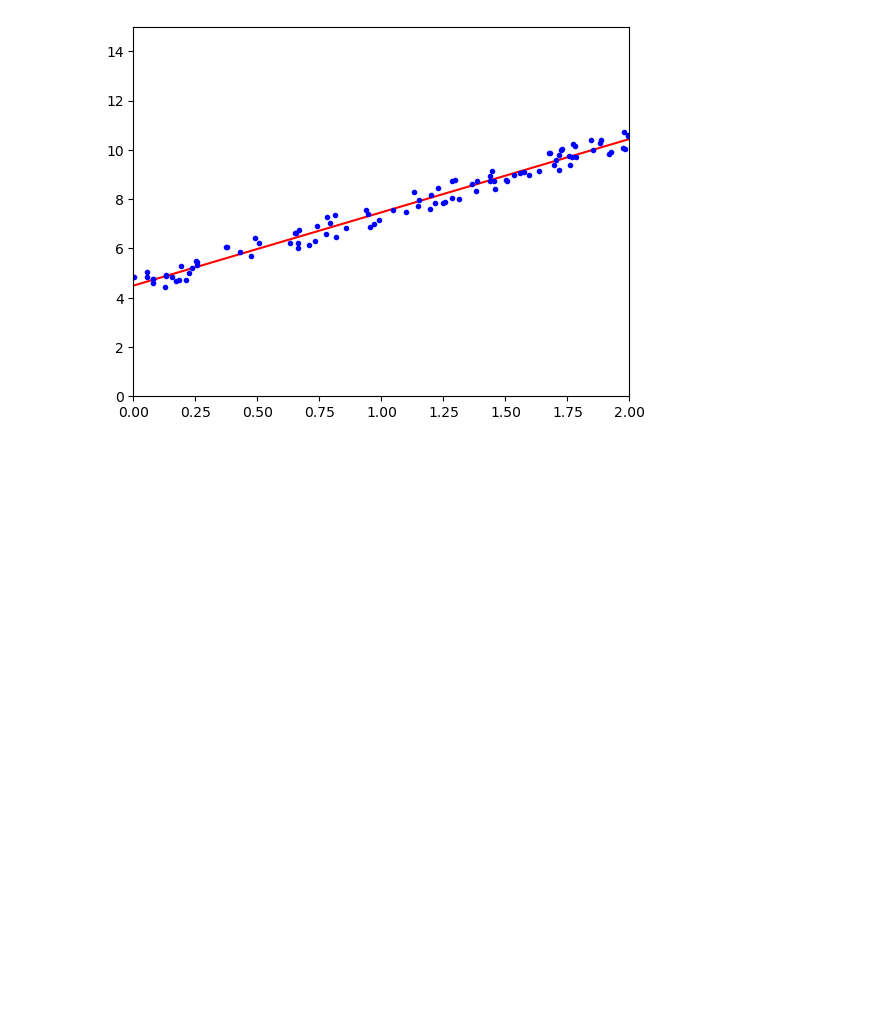
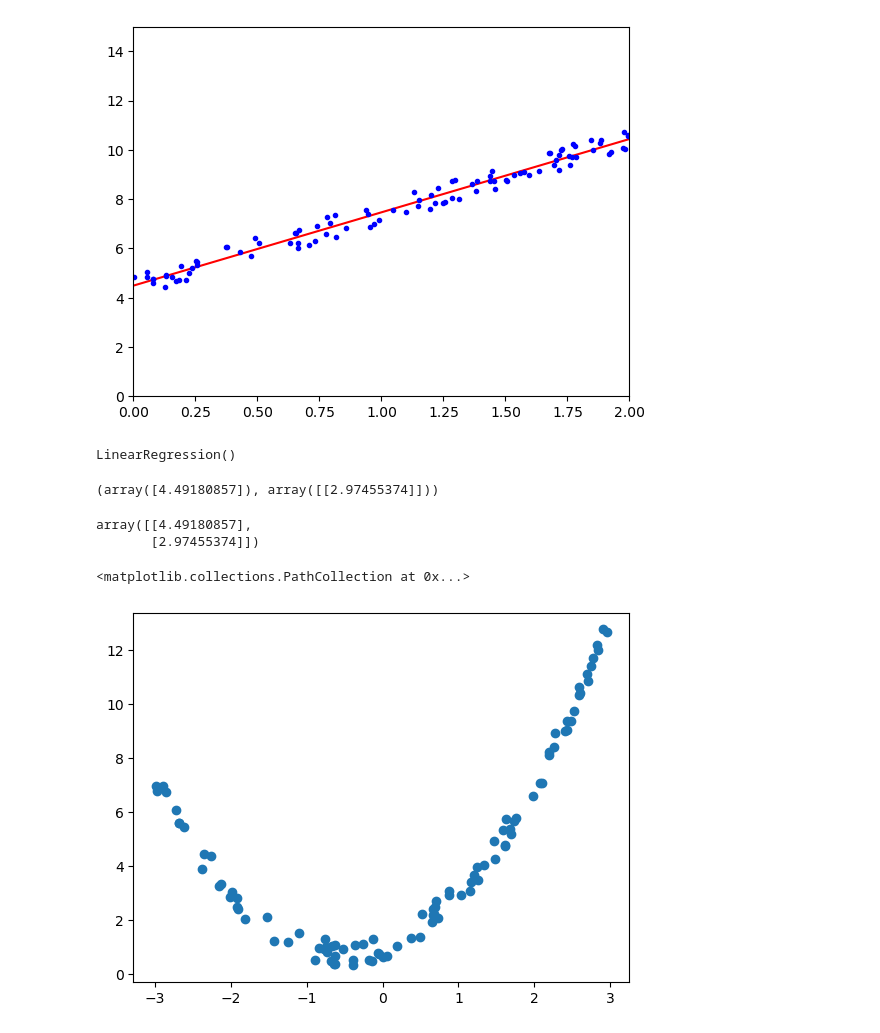
Before and after one commit to Haji-Suleman/Model_Training_With_Scikit_learn, a Jupyter notebook: model.ipynb, the cells around one changed output. Drawn from its saved outputs; the diff is of its cells as text; code cells hidden in the pictures; blank space fills up the shorter version.

```diff
--- a/model.ipynb
+++ b/model.ipynb
@@ -23,3 +23,27 @@ plt.axis([0, 2, 0, 15])
 plt.show()
 # %% [output]
 [figure]
+# %%
+from sklearn.linear_model import LinearRegression
+lin_reg = LinearRegression()
+lin_reg.fit(X,y)
+# %% [output]
+LinearRegression()
+# %%
+lin_reg.intercept_,lin_reg.coef_
+# %% [output]
+(array([4.49180857]), array([[2.97455374]]))
+# %%
+np.linalg.pinv(X_b).dot(y)
+# %% [output]
+array([[4.49180857],
+       [2.97455374]])
+# %%
+m = 100
+X = 6 * np.random.rand(m, 1) - 3
+y = 0.5+X**2+X+np.random.rand(m,1)
+# %%
+plt.scatter(X,y)
+# %% [output]
+<matplotlib.collections.PathCollection at 0x...>
+[figure, added]
```
